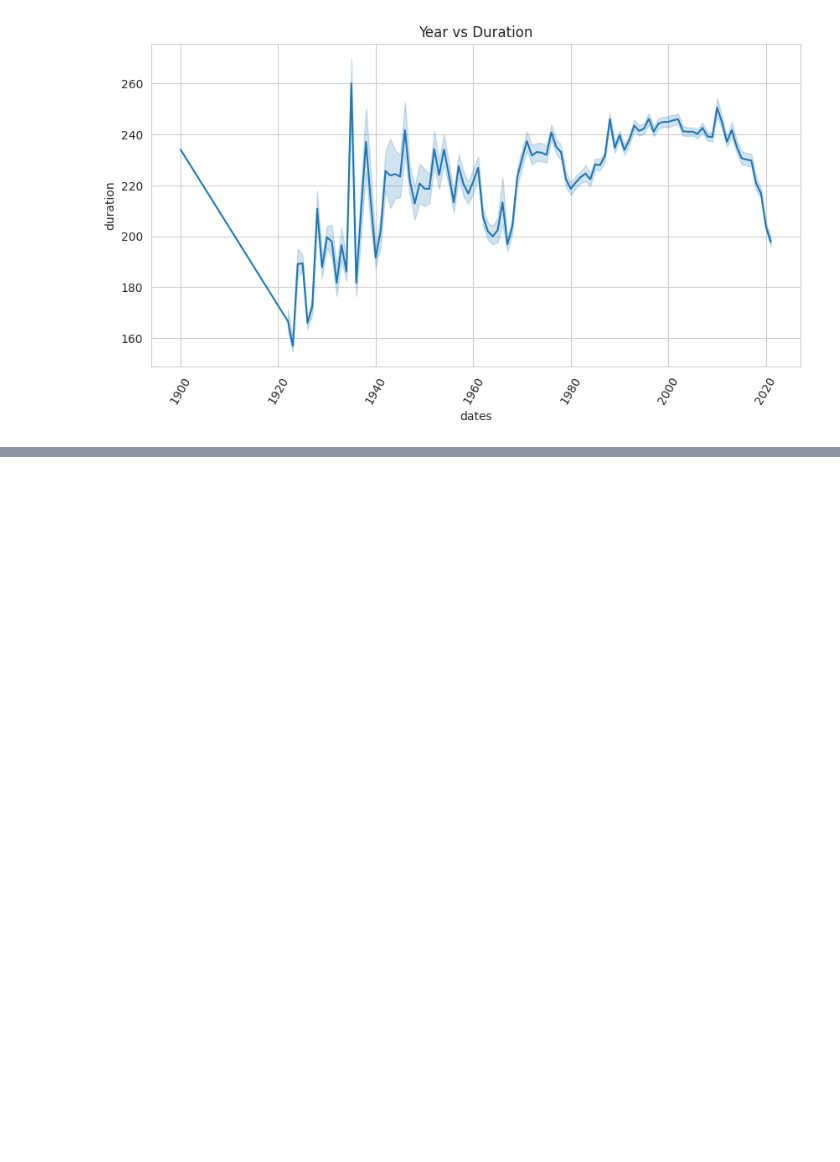
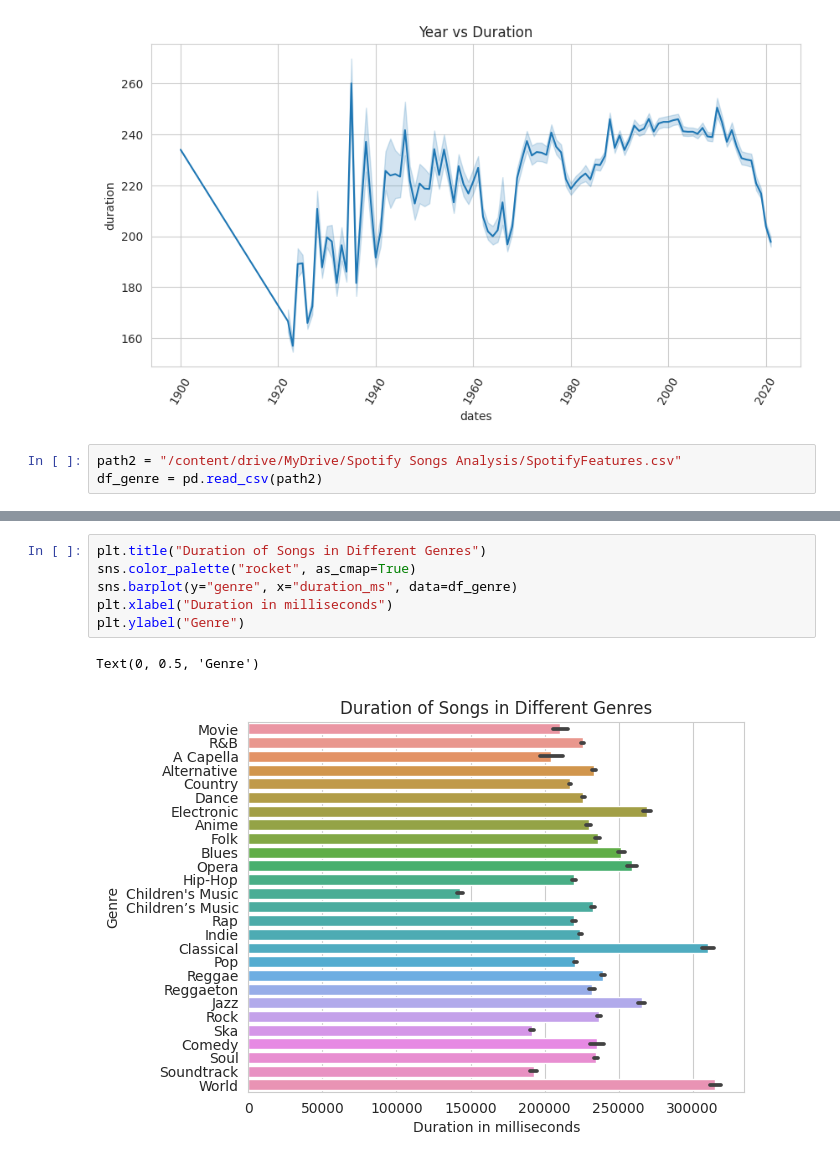
Before and after one commit to ameya932/Spotify-Analysis, a Jupyter notebook: Spotify_Analysis.ipynb, the cells around one changed output, grey strips where cells are left out. Cells and saved outputs as stored; diff of their text form; blank space fills up the shorter version.

```diff
--- a/Spotify_Analysis.ipynb
+++ b/Spotify_Analysis.ipynb
@@ -237,3 +235,6 @@ plt.xticks(rotation=60)
   Text(2020.0, 0, '2020'),
   Text(2040.0, 0, '2040')])
 [figure]
+# %%
+path2 = "/content/drive/MyDrive/Spotify Songs Analysis/SpotifyFeatures.csv"
+df_genre = pd.read_csv(path2)
@@ -239,0 +250,9 @@ plt.xticks(rotation=60)
+# %%
+plt.title("Duration of Songs in Different Genres")
+sns.color_palette("rocket", as_cmap=True)
+sns.barplot(y="genre", x="duration_ms", data=df_genre)
+plt.xlabel("Duration in milliseconds")
+plt.ylabel("Genre")
+# %% [output]
+Text(0, 0.5, 'Genre')
+[figure, added]
```
Also changed, not shown: parts of 2 cells of this notebook.
